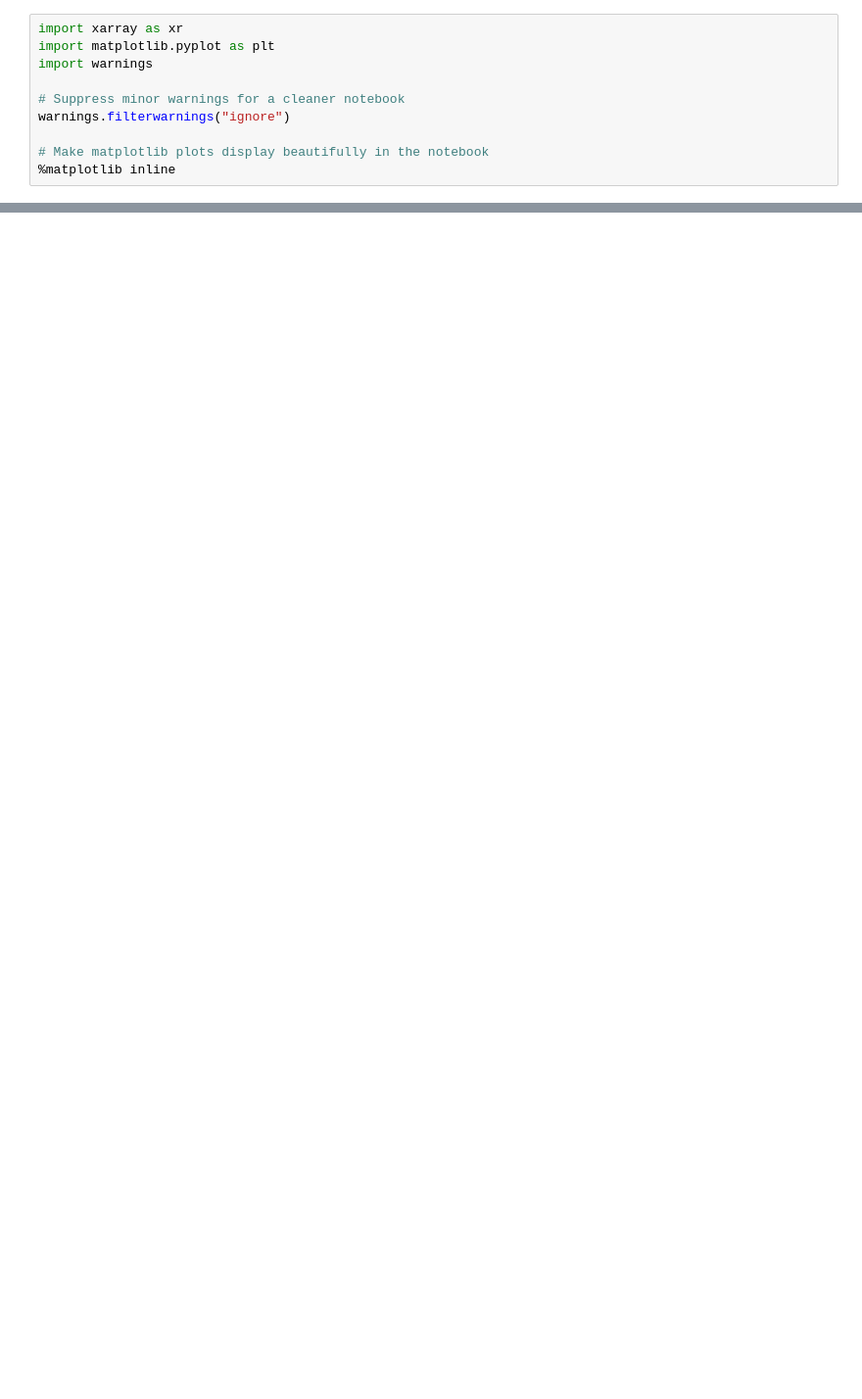
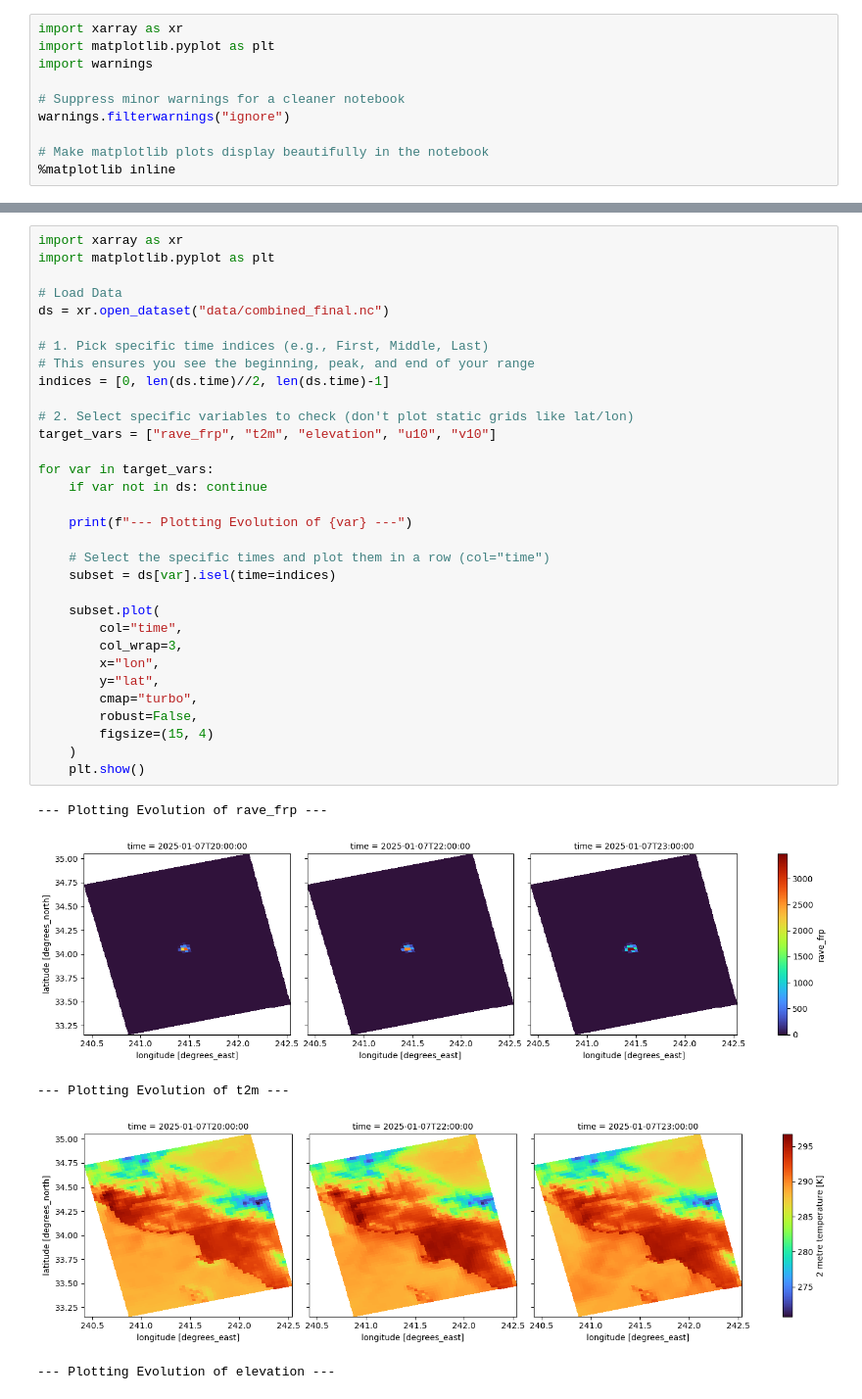
Before and after one commit to Chigiriq/labfetch, a Jupyter notebook: validationTest.ipynb, the cells around one changed output, grey strips where cells are left out. Shown at 98% size. Cells and saved outputs as stored; diff of their text form; blank space fills up the shorter version.

```diff
--- a/validationTest.ipynb
+++ b/validationTest.ipynb
@@ -103,0 +100,38 @@ for var in target_vars:
+# %%
+import xarray as xr
+import matplotlib.pyplot as plt
+
+# Load Data
+ds = xr.open_dataset("data/combined_final.nc")
+
+# 1. Pick specific time indices (e.g., First, Middle, Last)
+# This ensures you see the beginning, peak, and end of your range
+indices = [0, len(ds.time)//2, len(ds.time)-1]
+
+# 2. Select specific variables to check (don't plot static grids like lat/lon)
+target_vars = ["rave_frp", "t2m", "elevation", "u10", "v10"]
+
+for var in target_vars:
+    if var not in ds: continue
+
+    print(f"--- Plotting Evolution of {var} ---")
+
+    # Select the specific times and plot them in a row (col="time")
+    subset = ds[var].isel(time=indices)
+
+    subset.plot(
+        col="time",
+        col_wrap=3,
+        x="lon",
+        y="lat",
+        cmap="turbo",
+        robust=False,
+        figsize=(15, 4)
+    )
+    plt.show()
+# %% [output]
+--- Plotting Evolution of rave_frp ---
+[figure, added]
+--- Plotting Evolution of t2m ---
+[figure, added]
+--- Plotting Evolution of elevation ---
```
Also changed, not shown: parts of 4 cells of this notebook, 5 other files.
